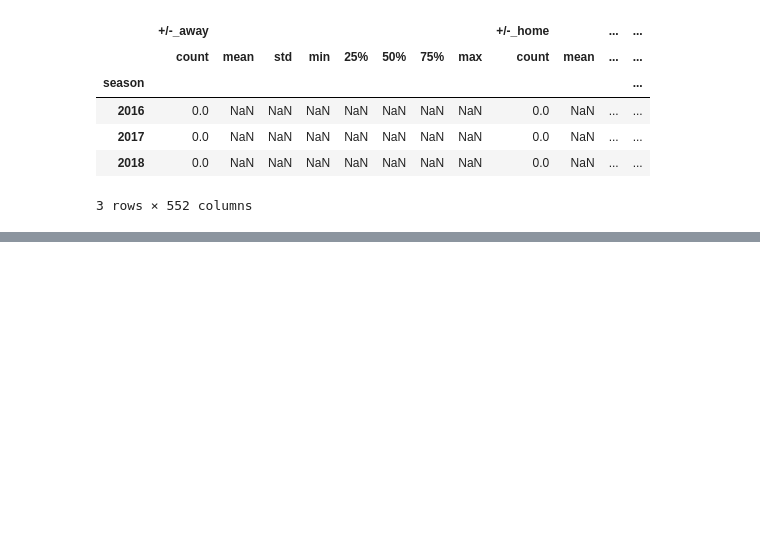
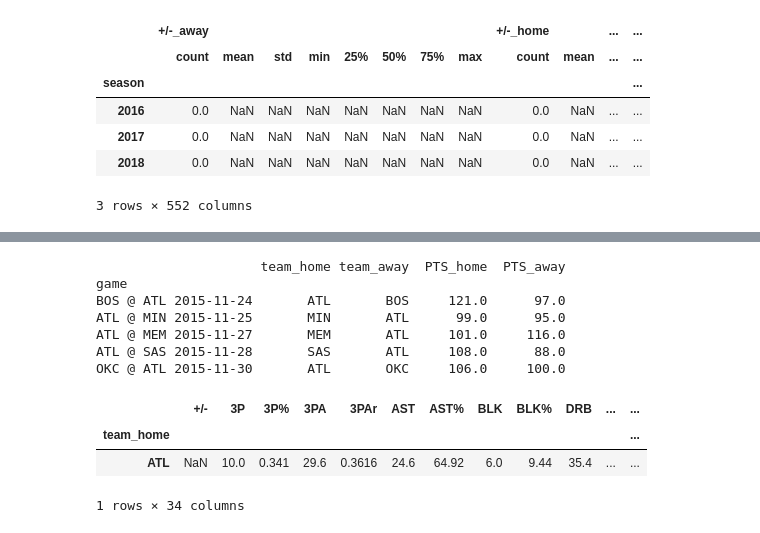
Before and after one commit to rafaelgasp/nba_games, a Jupyter notebook: Junta_DataFrames.ipynb, the cells around one changed output, grey strips where cells are left out. Drawn from its saved outputs; the diff is of its cells as text; code cells hidden in the pictures; blank space fills up the shorter version.

```diff
--- a/Junta_DataFrames.ipynb
+++ b/Junta_DataFrames.ipynb
@@ -315 +307,31 @@ all_games[all_games["team_away"] == "ATL"].groupby('season').describe()
+# %%
+def get_last_games(df, data, team_name, n = 5, filter="all", verbose=False):
+    if(filter == "all"):
+        last_games = df[(df["date"] < data) &
+                        ((df["team_home"] == team_name) | (df["team_away"] == team_name))].tail(n)
+
+    elif(filter == "home"):
+        last_games = df[(df["date"] < data) & (df["team_home"] == team_name)].tail(n)
+    elif(filter == "away"):
+        last_games = df[(df["date"] < data) & (df["team_away"] == team_name)].tail(n)
+
+    home_columns = [x for x in all_games.columns if x.endswith("_home")]
+    away_columns = [x for x in all_games.columns if x.endswith("_away")]
+
+    if(verbose):
+        print(last_games[["team_home", "team_away", "PTS_home", "PTS_away"]])
+
+    last_games_home = last_games[last_games["team_home"] == team_name][home_columns].groupby(["team_home"]).sum()
+    last_games_home.columns = [x.replace("_home","") for x in last_games_home.columns]
+
+    last_games_away = last_games[last_games["team_away"] == team_name][away_columns].groupby(["team_away"]).sum()
+    last_games_away.columns = [x.replace("_away","") for x in last_games_away.columns]
+
+    if(len(last_games_home) == 0):
+        return(last_games_away/n)
+
+    if(len(last_games_away) == 0):
+        return(last_games_home/n)
+
+    return((last_games_home + last_games_away) / n)
 # %%
@@ -334,0 +350,14 @@ Name: PTS_home, Length: 114, dtype: float64
+# %%
+get_last_games(all_games, teste.iloc[10]["date"], "ATL", verbose=True)
+# %% [output]
+                     team_home team_away  PTS_home  PTS_away
+game
+BOS @ ATL 2015-11-24       ATL       BOS     121.0      97.0
+ATL @ MIN 2015-11-25       MIN       ATL      99.0      95.0
+ATL @ MEM 2015-11-27       MEM       ATL     101.0     116.0
+ATL @ SAS 2015-11-28       SAS       ATL     108.0      88.0
+OKC @ ATL 2015-11-30       ATL       OKC     106.0     100.0
+|  | +/- | 3P | 3P% | 3PA | 3PAr | AST | AST% | BLK | BLK% | DRB | ... | ... |
+| team_home |  |  |  |  |  |  |  |  |  |  |  | ... |
+| ATL | NaN | 10.0 | 0.341 | 29.6 | 0.3616 | 24.6 | 64.92 | 6.0 | 9.44 | 35.4 | ... | ... |
+1 rows × 34 columns
```
Also changed, not shown: parts of 8 cells of this notebook.
